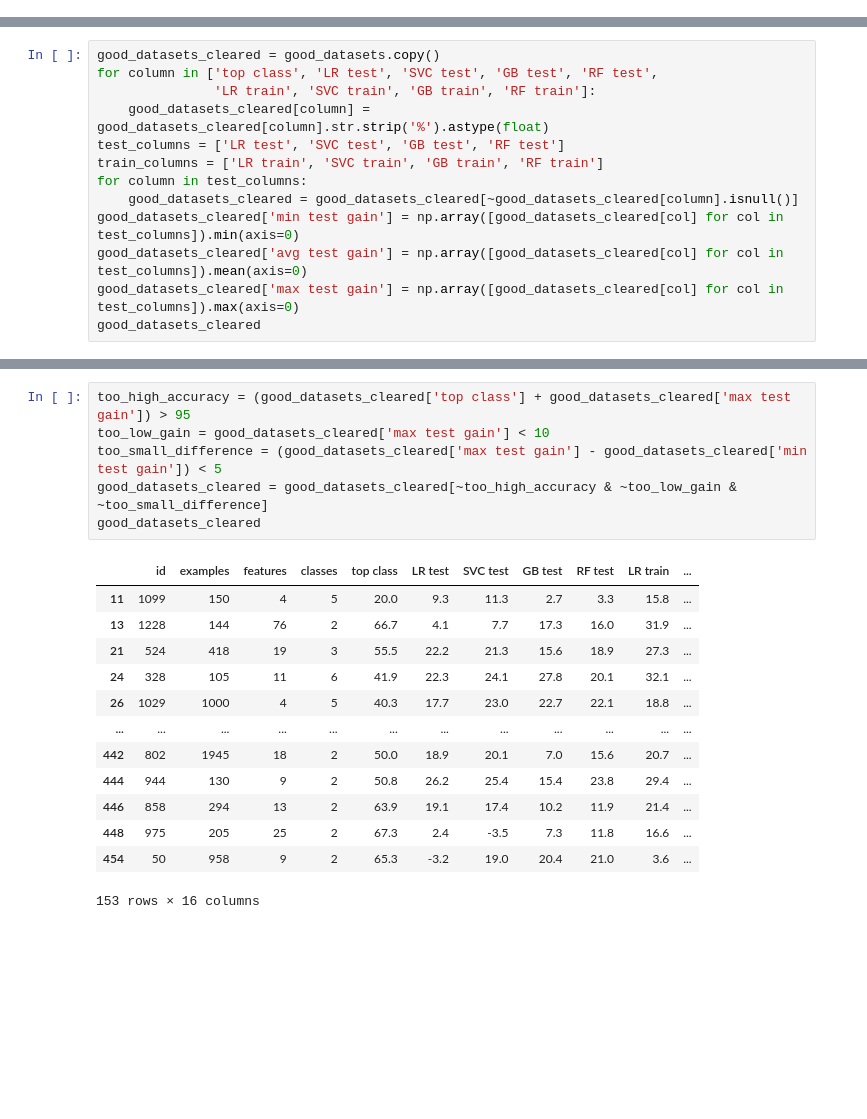
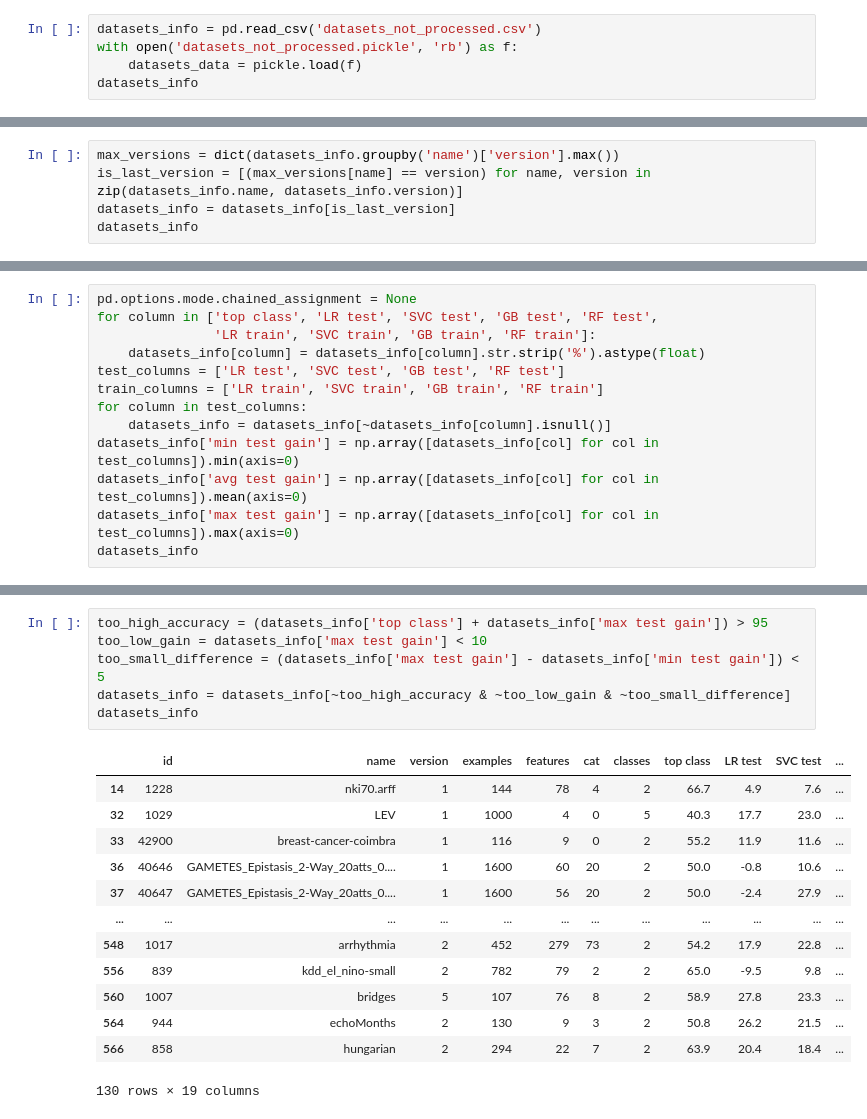
Before and after one commit to sedol1339/openml_datasets, a Jupyter notebook: OpenML.ipynb, the cells around one changed output, grey strips where cells are left out. Drawn from its saved outputs; the diff is of its cells as text; blank space fills up the shorter version.

```diff
--- a/OpenML.ipynb
+++ b/OpenML.ipynb
@@ -192,0 +218,5 @@ good_datasets
+# %%
+datasets_info = pd.read_csv('datasets_not_processed.csv')
+with open('datasets_not_processed.pickle', 'rb') as f:
+    datasets_data = pickle.load(f)
+datasets_info
@@ -192,0 +237,5 @@ good_datasets
+# %%
+max_versions = dict(datasets_info.groupby('name')['version'].max())
+is_last_version = [(max_versions[name] == version) for name, version in zip(datasets_info.name, datasets_info.version)]
+datasets_info = datasets_info[is_last_version]
+datasets_info
@@ -193,14 +256,14 @@ good_datasets
 # %%
-good_datasets_cleared = good_datasets.copy()
+pd.options.mode.chained_assignment = None
 for column in ['top class', 'LR test', 'SVC test', 'GB test', 'RF test',
                'LR train', 'SVC train', 'GB train', 'RF train']:
-    good_datasets_cleared[column] = good_datasets_cleared[column].str.strip('%').astype(float)
+    datasets_info[column] = datasets_info[column].str.strip('%').astype(float)
 test_columns = ['LR test', 'SVC test', 'GB test', 'RF test']
 train_columns = ['LR train', 'SVC train', 'GB train', 'RF train']
 for column in test_columns:
-    good_datasets_cleared = good_datasets_cleared[~good_datasets_cleared[column].isnull()]
-good_datasets_cleared['min test gain'] = np.array([good_datasets_cleared[col] for col in test_columns]).min(axis=0)
-good_datasets_cleared['avg test gain'] = np.array([good_datasets_cleared[col] for col in test_columns]).mean(axis=0)
-good_datasets_cleared['max test gain'] = np.array([good_datasets_cleared[col] for col in test_columns]).max(axis=0)
-good_datasets_cleared
+    datasets_info = datasets_info[~datasets_info[column].isnull()]
+datasets_info['min test gain'] = np.array([datasets_info[col] for col in test_columns]).min(axis=0)
+datasets_info['avg test gain'] = np.array([datasets_info[col] for col in test_columns]).mean(axis=0)
+datasets_info['max test gain'] = np.array([datasets_info[col] for col in test_columns]).max(axis=0)
+datasets_info
 # %% [output]
@@ -227,23 +290,23 @@ plt.show()
 # %%
-too_high_accuracy = (good_datasets_cleared['top class'] + good_datasets_cleared['max test gain']) > 95
-too_low_gain = good_datasets_cleared['max test gain'] < 10
-too_small_difference = (good_datasets_cleared['max test gain'] - good_datasets_cleared['min test gain']) < 5
-good_datasets_cleared = good_datasets_cleared[~too_high_accuracy & ~too_low_gain & ~too_small_difference]
-good_datasets_cleared
+too_high_accuracy = (datasets_info['top class'] + datasets_info['max test gain']) > 95
+too_low_gain = datasets_info['max test gain'] < 10
+too_small_difference = (datasets_info['max test gain'] - datasets_info['min test gain']) < 5
+datasets_info = datasets_info[~too_high_accuracy & ~too_low_gain & ~too_small_difference]
+datasets_info
 # %% [output]
-|  | id | examples | features | classes | top class | LR test | SVC test | GB test | RF test | LR train | ... |
-| 11 | 1099 | 150 | 4 | 5 | 20.0 | 9.3 | 11.3 | 2.7 | 3.3 | 15.8 | ... |
-| 13 | 1228 | 144 | 76 | 2 | 66.7 | 4.1 | 7.7 | 17.3 | 16.0 | 31.9 | ... |
-| 21 | 524 | 418 | 19 | 3 | 55.5 | 22.2 | 21.3 | 15.6 | 18.9 | 27.3 | ... |
-| 24 | 328 | 105 | 11 | 6 | 41.9 | 22.3 | 24.1 | 27.8 | 20.1 | 32.1 | ... |
-| 26 | 1029 | 1000 | 4 | 5 | 40.3 | 17.7 | 23.0 | 22.7 | 22.1 | 18.8 | ... |
+|  | id | name | version | examples | features | cat | classes | top class | LR test | SVC test | ... |
+| 14 | 1228 | nki70.arff | 1 | 144 | 78 | 4 | 2 | 66.7 | 4.9 | 7.6 | ... |
+| 32 | 1029 | LEV | 1 | 1000 | 4 | 0 | 5 | 40.3 | 17.7 | 23.0 | ... |
+| 33 | 42900 | breast-cancer-coimbra | 1 | 116 | 9 | 0 | 2 | 55.2 | 11.9 | 11.6 | ... |
+| 36 | 40646 | GAMETES_Epistasis_2-Way_20atts_0.... | 1 | 1600 | 60 | 20 | 2 | 50.0 | -0.8 | 10.6 | ... |
+| 37 | 40647 | GAMETES_Epistasis_2-Way_20atts_0.... | 1 | 1600 | 56 | 20 | 2 | 50.0 | -2.4 | 27.9 | ... |
 | ... | ... | ... | ... | ... | ... | ... | ... | ... | ... | ... | ... |
-| 442 | 802 | 1945 | 18 | 2 | 50.0 | 18.9 | 20.1 | 7.0 | 15.6 | 20.7 | ... |
-| 444 | 944 | 130 | 9 | 2 | 50.8 | 26.2 | 25.4 | 15.4 | 23.8 | 29.4 | ... |
-| 446 | 858 | 294 | 13 | 2 | 63.9 | 19.1 | 17.4 | 10.2 | 11.9 | 21.4 | ... |
-| 448 | 975 | 205 | 25 | 2 | 67.3 | 2.4 | -3.5 | 7.3 | 11.8 | 16.6 | ... |
-| 454 | 50 | 958 | 9 | 2 | 65.3 | -3.2 | 19.0 | 20.4 | 21.0 | 3.6 | ... |
+| 548 | 1017 | arrhythmia | 2 | 452 | 279 | 73 | 2 | 54.2 | 17.9 | 22.8 | ... |
+| 556 | 839 | kdd_el_nino-small | 2 | 782 | 79 | 2 | 2 | 65.0 | -9.5 | 9.8 | ... |
+| 560 | 1007 | bridges | 5 | 107 | 76 | 8 | 2 | 58.9 | 27.8 | 23.3 | ... |
+| 564 | 944 | echoMonths | 2 | 130 | 9 | 3 | 2 | 50.8 | 26.2 | 21.5 | ... |
+| 566 | 858 | hungarian | 2 | 294 | 22 | 7 | 2 | 63.9 | 20.4 | 18.4 | ... |
-153 rows × 16 columns
+130 rows × 19 columns
 # %%
 def compare(ax, gain1, gain2):
     ax.scatter(
```
Also changed, not shown: parts of 16 cells of this notebook, 2 other files.
